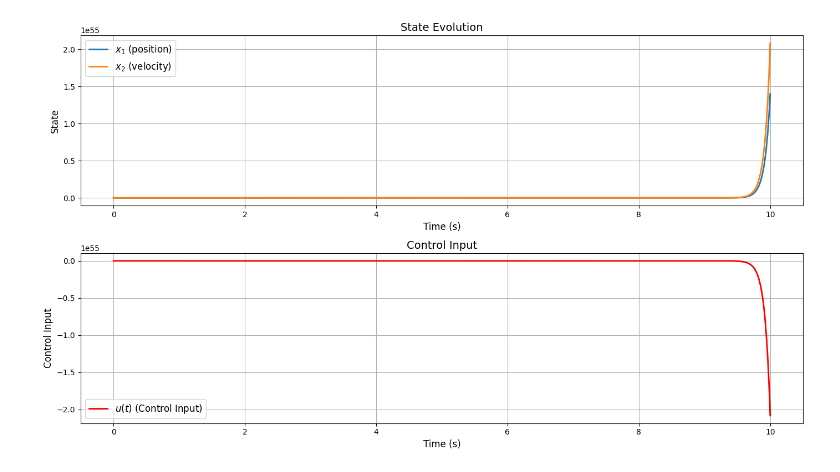
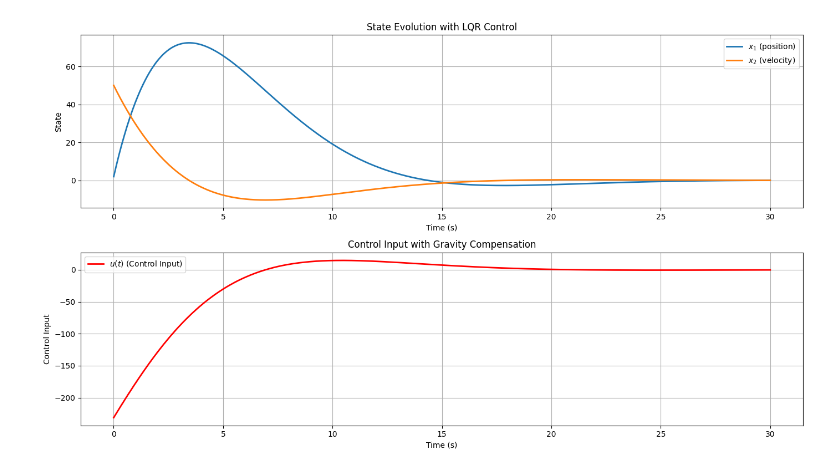
Before and after one commit to kar7mp5/Orbital_Attitude_Control, a Jupyter notebook: notebooks/minimum_energy.ipynb, the cells around one changed output. Cells and saved outputs as stored; diff of their text form; code cells hidden in the pictures.

Commit message:
feat: Success for minimum energy control

```diff
--- a/notebooks/minimum_energy.ipynb
+++ b/notebooks/minimum_energy.ipynb
@@ -2,61 +171,71 @@
 import numpy as np
 from scipy.integrate import solve_ivp
 import matplotlib.pyplot as plt
+from scipy.linalg import solve_continuous_are
 
-# 시스템 행렬 정의
-A = np.array([[5, 5],
-              [20, 0]])
+# System parameters
+g = 9.81  # Gravity acceleration (m/s^2)
+m = 10.0   # Mass of the object (kg)
+
+# System matrices
+A = np.array([[0, 1],
+              [0, 0]])
 B = np.array([[0],
-              [1]])
+              [1/m]])
 
-# 초기 상태와 최종 상태
+# LQR weight matrices
+Q = np.diag([1, 1])  # State cost weights
+R = np.array([[1]])  # Control input cost weight
+
+# Solve continuous-time algebraic Riccati equation (ARE)
+P = solve_continuous_are(A, B, Q, R)
+K = np.linalg.inv(R) @ B.T @ P  # Optimal feedback gain
+
+# Initial state and final state
 x0 = np.array([2, 50])  # Initial state
-xf = np.array([0, 0])  # Final state
-T = 10.0  # 최종 시간
+xf = np.array([0, 0])   # Final state
+T = 30.0  # Simulation time
 
-# 최소 에너지 제어를 위한 그램 행렬 계산
-P = np.eye(2)  # 간단히 단위 행렬 사용
-K = np.linalg.inv(B.T @ P @ B) @ B.T @ P
+# Define LQR control input
+def u(t, x):
+    gravity_compensation = m * g
+    return -K @ (x - xf) #+ gravity_compensation
 
-# 최소 에너지 제어 함수 정의
-def u(t, x):
-    return -K @ (x - xf)
-
-# 시스템의 미분 방정식 정의
+# Define system dynamics
 def system_dynamics(t, x):
     return A @ x + B @ u(t, x)
 
-# 시뮬레이션 실행
+# Simulate the system
 t_span = (0, T)
-t_eval = np.linspace(0, T, 1000)  # 데이터를 1000개로 세분화
+t_eval = np.linspace(0, T, 1000)
 sol = solve_ivp(system_dynamics, t_span, x0, t_eval=t_eval)
 
-# 제어 입력 계산
+# Compute control inputs
 control_inputs = np.array([u(t, sol.y[:, i])[0] for i, t in enumerate(sol.t)])
 
-# 결과 시각화
+# Visualization
 plt.figure(figsize=(14, 8))
 
-# 상태 변화 플롯
+# State evolution
 plt.subplot(2, 1, 1)
 plt.plot(sol.t, sol.y[0, :], label=r"$x_1$ (position)", linewidth=2)
 plt.plot(sol.t, sol.y[1, :], label=r"$x_2$ (velocity)", linewidth=2)
-plt.xlabel("Time (s)", fontsize=12)
-plt.ylabel("State", fontsize=12)
-plt.title("State Evolution", fontsize=14)
-plt.legend(fontsize=12)
+plt.xlabel("Time (s)")
+plt.ylabel("State")
+plt.title("State Evolution with LQR Control")
+plt.legend()
 plt.grid()
 
-# 제어 입력 플롯
+# Control input
 plt.subplot(2, 1, 2)
 plt.plot(sol.t, control_inputs, label=r"$u(t)$ (Control Input)", color="red", linewidth=2)
-plt.xlabel("Time (s)", fontsize=12)
-plt.ylabel("Control Input", fontsize=12)
-plt.title("Control Input", fontsize=14)
-plt.legend(fontsize=12)
+plt.xlabel("Time (s)")
+plt.ylabel("Control Input")
+plt.title("Control Input with Gravity Compensation")
+plt.legend()
 plt.grid()
 
 plt.tight_layout()
 plt.show()
 # %% [output]
-[figure, old version]
+[figure, new version]
```
Also changed, not shown: parts of 12 cells of this notebook.
